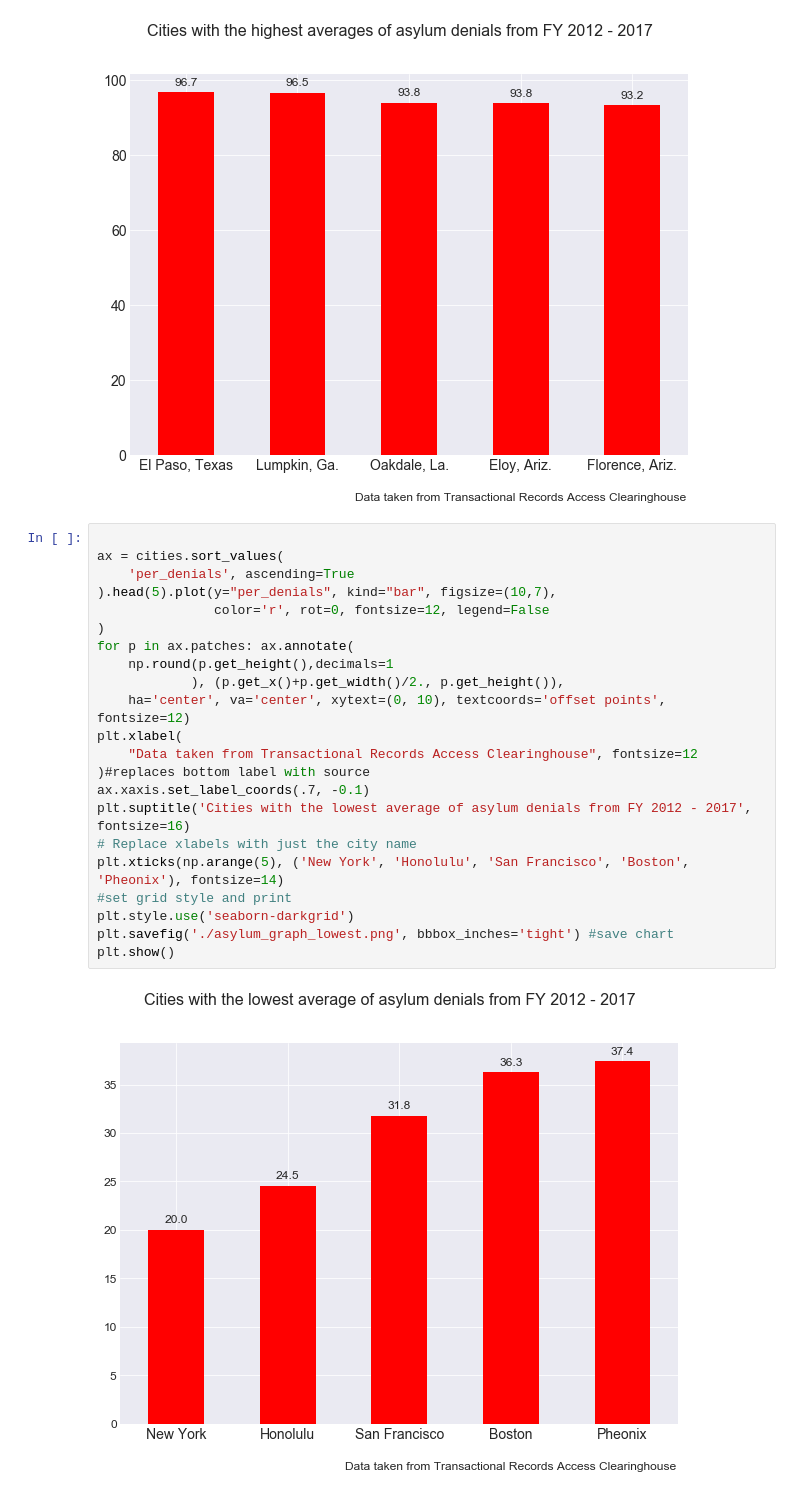
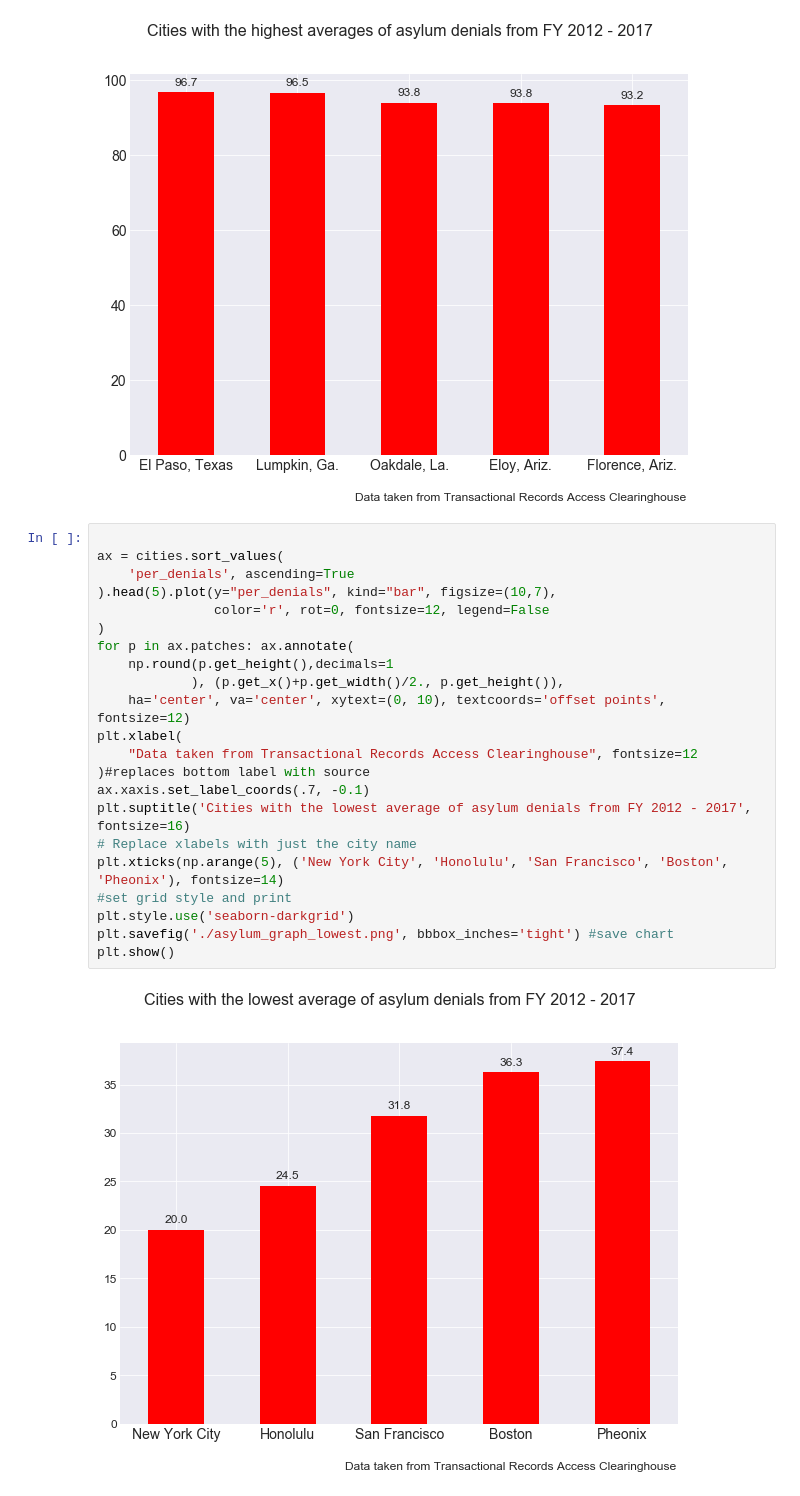
Before and after one commit to Borderzine/asylum_rate, a Jupyter notebook: asylum.ipynb, the cells around one changed output. Drawn from its saved outputs; the diff is of its cells as text.

```diff
--- a/asylum.ipynb
+++ b/asylum.ipynb
@@ -104,24 +104,24 @@ plt.show()
 # %%
 
 ax = cities.sort_values(
     'per_denials', ascending=True
 ).head(5).plot(y="per_denials", kind="bar", figsize=(10,7),
                color='r', rot=0, fontsize=12, legend=False
 )
 for p in ax.patches: ax.annotate(
     np.round(p.get_height(),decimals=1
             ), (p.get_x()+p.get_width()/2., p.get_height()),
     ha='center', va='center', xytext=(0, 10), textcoords='offset points', fontsize=12)
 plt.xlabel(
     "Data taken from Transactional Records Access Clearinghouse", fontsize=12
 )#replaces bottom label with source
 ax.xaxis.set_label_coords(.7, -0.1)
 plt.suptitle('Cities with the lowest average of asylum denials from FY 2012 - 2017', fontsize=16)
 # Replace xlabels with just the city name
-plt.xticks(np.arange(5), ('New York', 'Honolulu', 'San Francisco', 'Boston', 'Pheonix'), fontsize=14)
+plt.xticks(np.arange(5), ('New York City', 'Honolulu', 'San Francisco', 'Boston', 'Pheonix'), fontsize=14)
 #set grid style and print
 plt.style.use('seaborn-darkgrid')
 plt.savefig('./asylum_graph_lowest.png', bbbox_inches='tight') #save chart
 plt.show()
 # %% [output]
-[figure, old version]
+[figure, new version]
```
